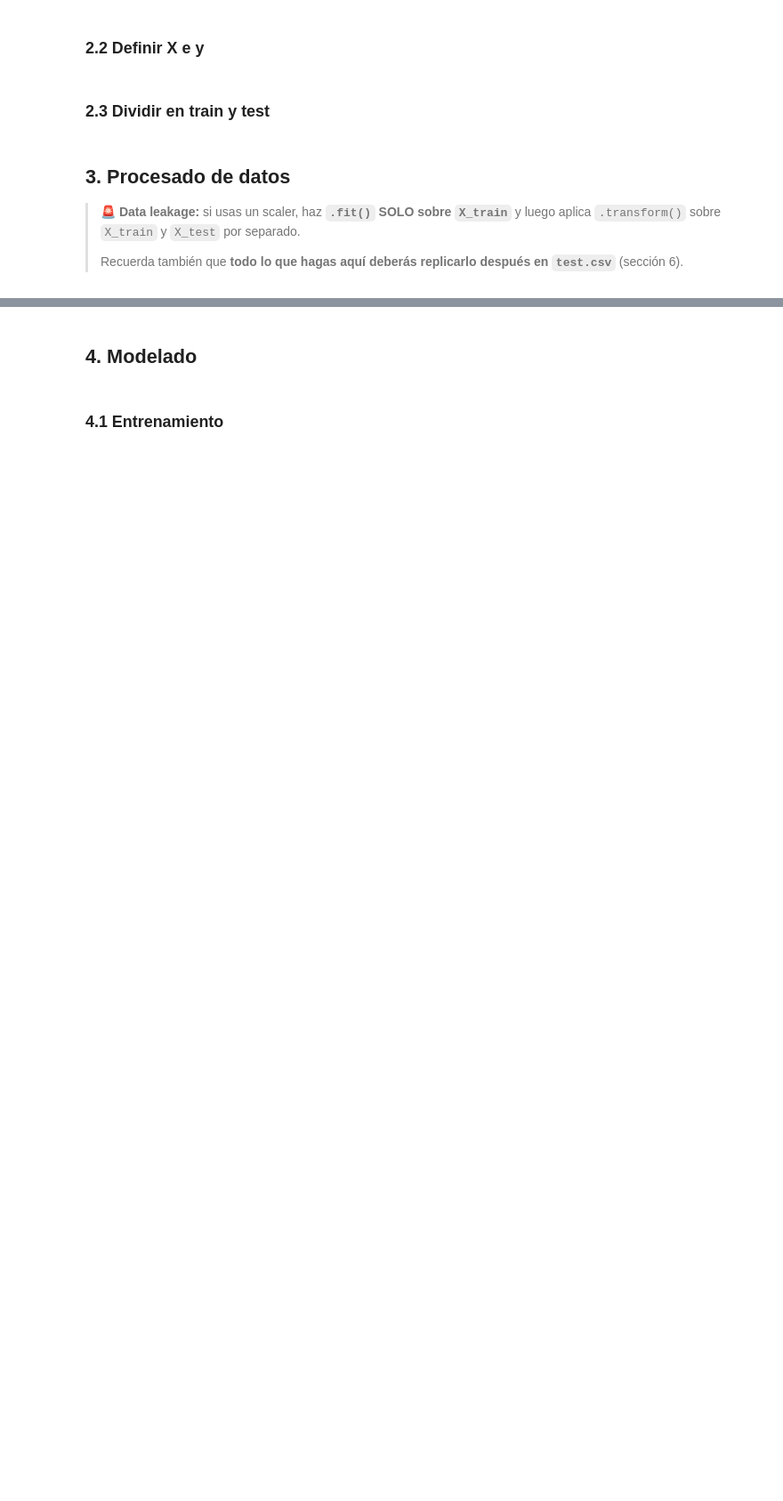
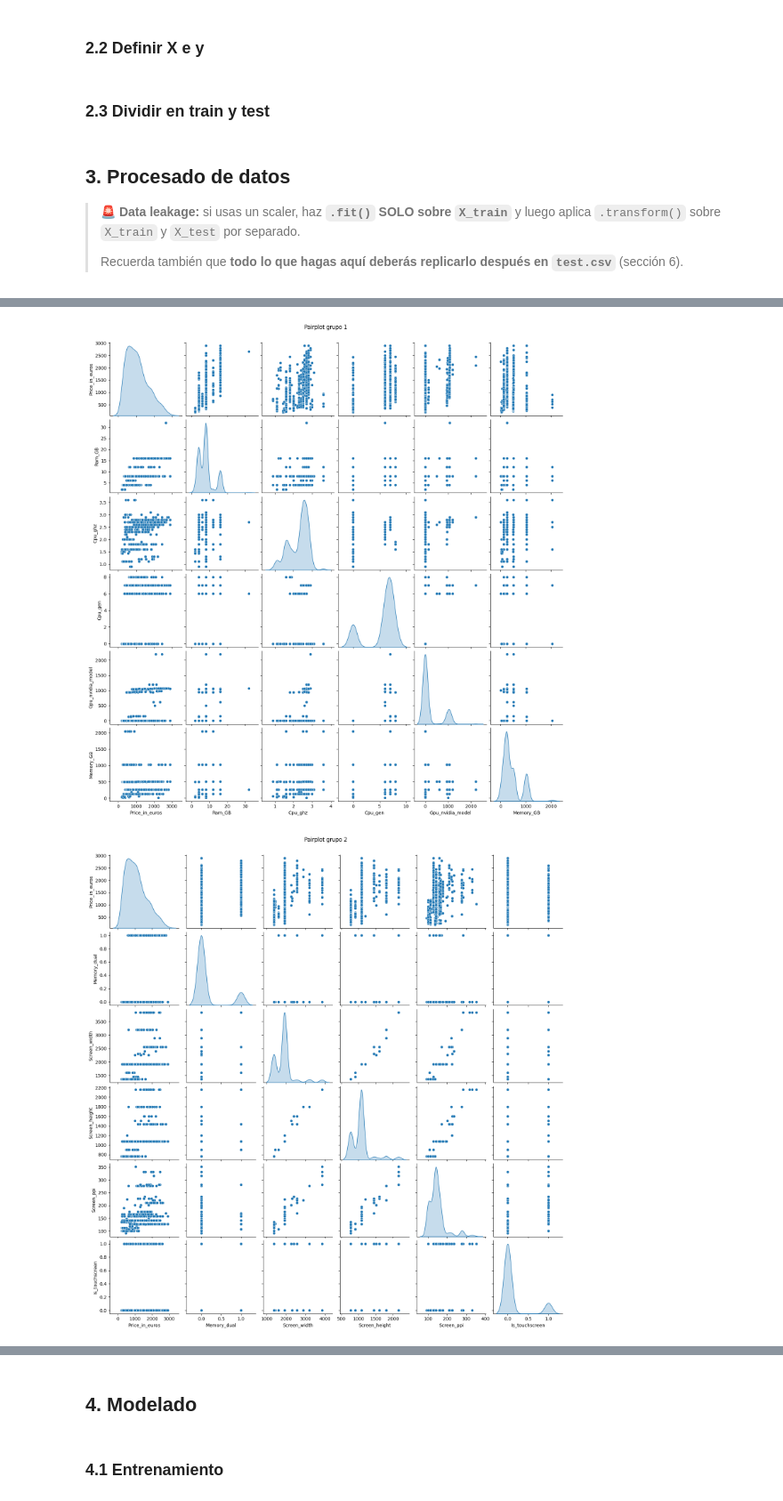
Before and after one commit to terelopdel-sketch/DS-Online-Teresa-Lopez, a Jupyter notebook: Team_Challenges/TC_04_Sprint_12_Kaggle/TC-Kaggle_submission.ipynb, the cells around one changed output, grey strips where cells are left out. Shown at 89% size. Cells and saved outputs as stored; diff of their text form; code cells hidden in the pictures; blank space fills up the shorter version.

```diff
--- a/Team_Challenges/TC_04_Sprint_12_Kaggle/TC-Kaggle_submission.ipynb
+++ b/Team_Challenges/TC_04_Sprint_12_Kaggle/TC-Kaggle_submission.ipynb
@@ -96,3 +110,5 @@ X_train, X_test, y_train, y_test = train_test_split(df.drop(columns=['target']),
+# %%
+X_train, X_test, y_train, y_test = train_test_split(X, y, test_size=0.2, random_state=42)
 # %% [markdown]
 ## 3. Procesado de datos
 
@@ -103,0 +118,5 @@ X_train, X_test, y_train, y_test = train_test_split(df.drop(columns=['target']),
+# %%
+# 2. Eliminar outliers del target solo en train
+mask = y_train <= 3000
+X_train = X_train[mask]
+y_train = y_train[mask]
@@ -103,0 +163,12 @@ X_train, X_test, y_train, y_test = train_test_split(df.drop(columns=['target']),
+# %%
+# Feature engineering por separado
+X_train = feature_engineering(X_train)
+X_test  = feature_engineering(X_test)
+
+# Exploración sobre X_train + y_train juntos
+df_train = X_train.copy()
+df_train['Price_in_euros'] = y_train.values
+# %%
+# Relación numéricas vs target
+num_cols = get_features_num_regression(df_train, target_col='Price_in_euros', umbral_corr=0.1, pvalue=0.05)
+num_cols
@@ -103,0 +187,5 @@ X_train, X_test, y_train, y_test = train_test_split(df.drop(columns=['target']),
+# %%
+plot_features_num_regression(df_train, target_col='Price_in_euros', columns=num_cols)
+# %% [output]
+[figure, added]
+[figure, added]
```
Also changed, not shown: parts of 34 cells of this notebook.
